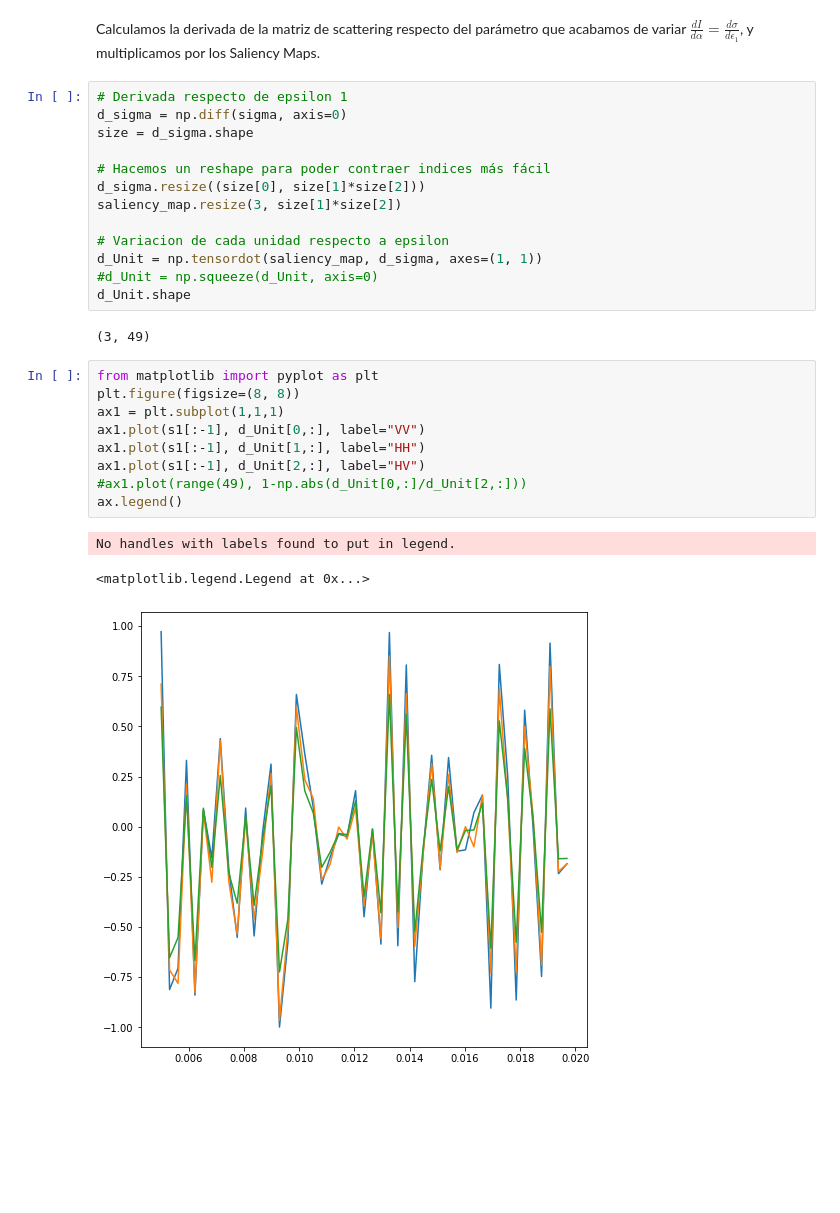
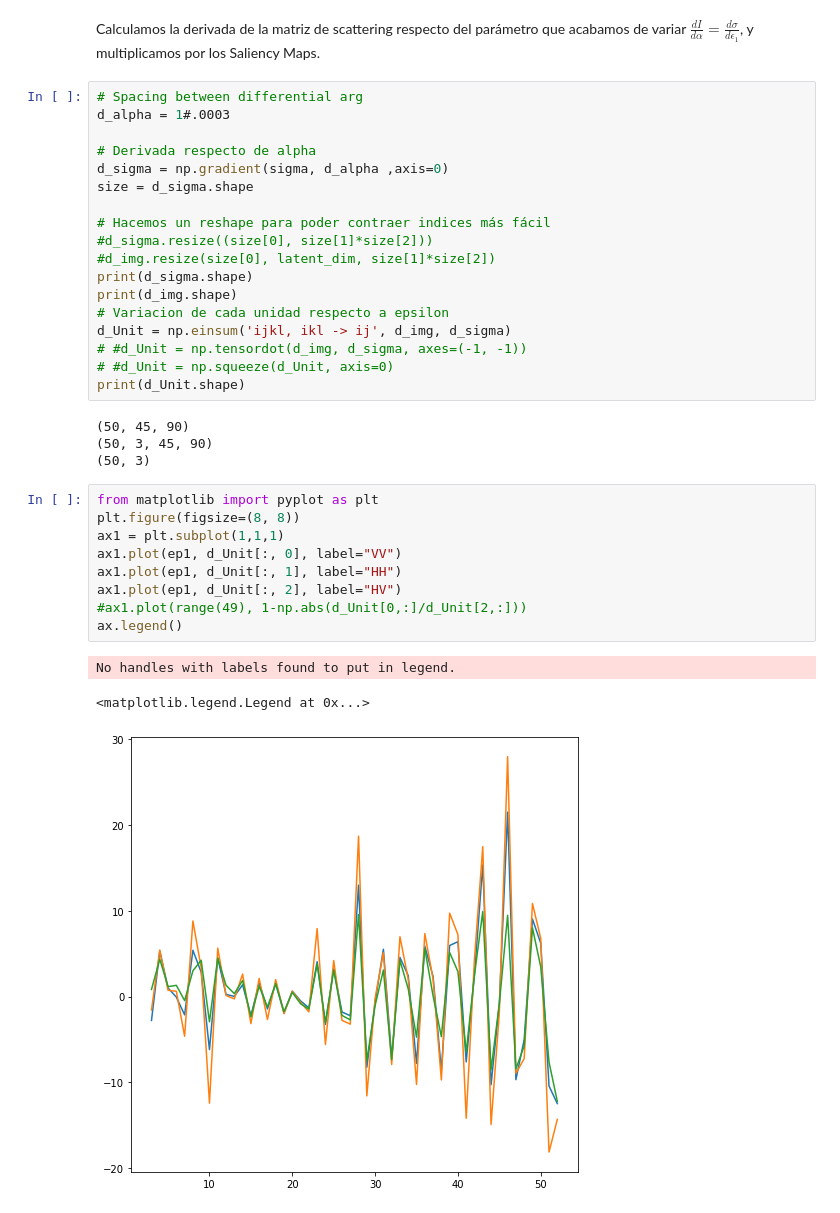
Before and after one commit to jotavecorta/DeepScatteringModels, a Jupyter notebook: DLSM/small_slope_approx/saliency_maps.ipynb, the cells around one changed output. Drawn from its saved outputs; the diff is of its cells as text; blank space fills up the shorter version.

Commit message:
Fixed Saliency

```diff
--- a/DLSM/small_slope_approx/saliency_maps.ipynb
+++ b/DLSM/small_slope_approx/saliency_maps.ipynb
@@ -248,30 +260,37 @@ print(sigma.shape)
 # %% [markdown]
 Calculamos la derivada de la matriz de scattering respecto del parámetro que acabamos de variar $\frac{d I}{d\alpha}=\frac{d\sigma}{d\epsilon_{1}}$, y multiplicamos por los Saliency Maps.
 # %%
-# Derivada respecto de epsilon 1
-d_sigma = np.diff(sigma, axis=0)
+# Spacing between differential arg
+d_alpha = 1#.0003
+
+# Derivada respecto de alpha
+d_sigma = np.gradient(sigma, d_alpha ,axis=0)
 size = d_sigma.shape
 
 # Hacemos un reshape para poder contraer indices más fácil
-d_sigma.resize((size[0], size[1]*size[2]))
-saliency_map.resize(3, size[1]*size[2])
-
+#d_sigma.resize((size[0], size[1]*size[2]))
+#d_img.resize(size[0], latent_dim, size[1]*size[2])
+print(d_sigma.shape)
+print(d_img.shape)
 # Variacion de cada unidad respecto a epsilon
-d_Unit = np.tensordot(saliency_map, d_sigma, axes=(1, 1))
-#d_Unit = np.squeeze(d_Unit, axis=0)
-d_Unit.shape
+d_Unit = np.einsum('ijkl, ikl -> ij', d_img, d_sigma)
+# #d_Unit = np.tensordot(d_img, d_sigma, axes=(-1, -1))
+# #d_Unit = np.squeeze(d_Unit, axis=0)
+print(d_Unit.shape)
 # %% [output]
-(3, 49)
+(50, 45, 90)
+(50, 3, 45, 90)
+(50, 3)
 # %%
 from matplotlib import pyplot as plt
 plt.figure(figsize=(8, 8))
 ax1 = plt.subplot(1,1,1)
-ax1.plot(s1[:-1], d_Unit[0,:], label="VV")
-ax1.plot(s1[:-1], d_Unit[1,:], label="HH")
-ax1.plot(s1[:-1], d_Unit[2,:], label="HV")
+ax1.plot(ep1, d_Unit[:, 0], label="VV")
+ax1.plot(ep1, d_Unit[:, 1], label="HH")
+ax1.plot(ep1, d_Unit[:, 2], label="HV")
 #ax1.plot(range(49), 1-np.abs(d_Unit[0,:]/d_Unit[2,:]))
 ax.legend()
 # %% [output]
 No handles with labels found to put in legend.
 <matplotlib.legend.Legend at 0x...>
-[figure, old version]
+[figure, new version]
```
Also changed, not shown: parts of 5 cells of this notebook, 1 other file.
